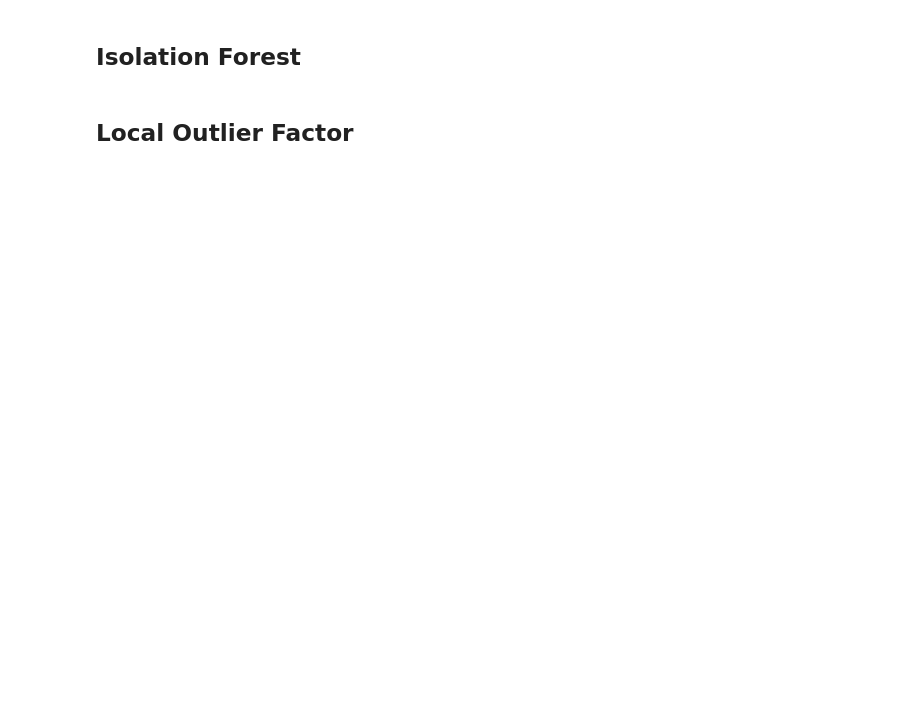
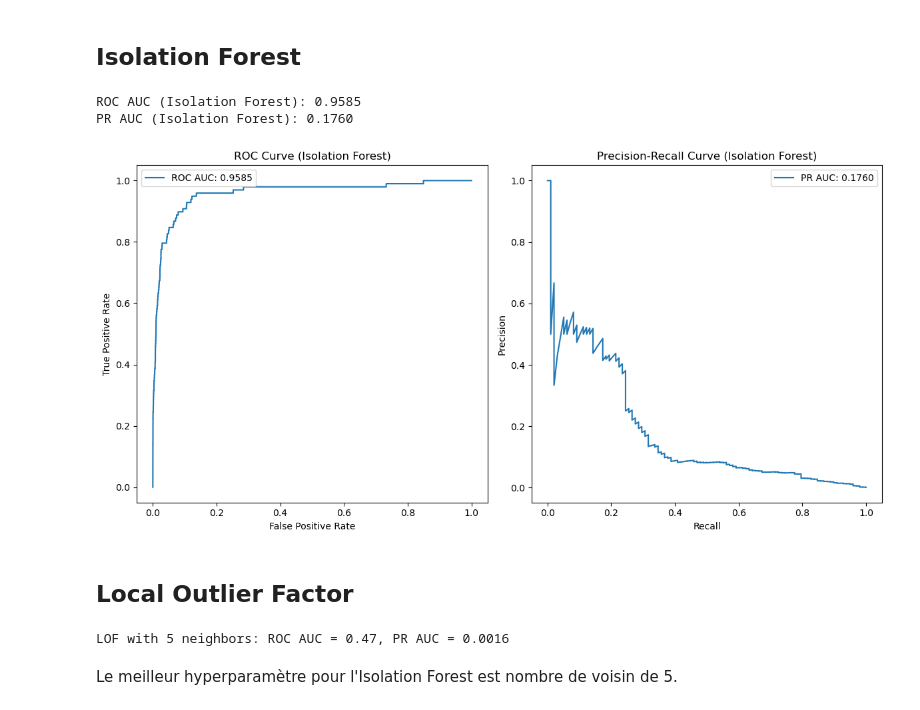
Before and after one commit to Runhilia/TAA_TP1, a Jupyter notebook: anomalies.ipynb, the cells around one changed output. Drawn from its saved outputs; the diff is of its cells as text; code cells hidden in the pictures; blank space fills up the shorter version.

```diff
--- a/anomalies.ipynb
+++ b/anomalies.ipynb
@@ -137,2 +265,14 @@ credit_card.head()
 # %% [markdown]
 ## Balancing
+# %%
+from imblearn.ensemble import BalancedRandomForestClassifier
+
+X_train, X_test, y_train, y_test = train_test_split(credit_card_features, credit_card_labels, test_size=0.3, stratify=credit_card_labels)
+model = BalancedRandomForestClassifier(n_estimators=100, random_state=42)
+
+model.fit(X_train, y_train)
+y_pred = model.predict(X_test)
+
+print("ROC AUC score : ", roc_auc_score(y_test, y_pred))
+print("Average precision score : ", average_precision_score(y_test, y_pred))
+print('Classifier report : \n', classification_report(y_test, y_pred))
@@ -139,4 +291,40 @@ credit_card.head()
 # %% [markdown]
 ## Isolation Forest
+# %%
+from utilsfunction import train_and_evaluate_isforest, plot_roc_pr_curves
+
+iso_forest_results = train_and_evaluate_isforest(X_train, X_test, y_train, y_test)
+plot_roc_pr_curves(iso_forest_results, 'Isolation Forest')
+# %% [output]
+ROC AUC (Isolation Forest): 0.9585
+PR AUC (Isolation Forest): 0.1760
+[figure, added]
 # %% [markdown]
 ## Local Outlier Factor
+# %%
+from utilsfunction import train_and_evaluate_lof
+from sklearn.metrics import roc_auc_score, precision_recall_curve, auc
+from sklearn.preprocessing import StandardScaler
+
+n_neighbors_list = [5, 10, 20, 30, 50]
+
+scaler = StandardScaler()
+X_train = scaler.fit_transform(X_train)
+X_test = scaler.transform(X_test)
+
+result=[]
+for n_neighbors in n_neighbors_list:
+    x, y = train_and_evaluate_lof(X_train, X_test, y_train, y_test, n_neighbors)
+    roc_auc = roc_auc_score(x, y)
+
+    precision, recall, _ = precision_recall_curve(x, y)
+    pr_auc = auc(recall, precision)
+    result.append((n_neighbors, roc_auc, pr_auc))
+    print(f'LOF with {n_neighbors} neighbors: ROC AUC = {roc_auc:.2f}, PR AUC = {pr_auc:.4f}')
+
+best = max(result, key=lambda x: x[1])[0]
+print(f'The best number of neighbors is {best}')
+# %% [output]
+LOF with 5 neighbors: ROC AUC = 0.47, PR AUC = 0.0016
+# %% [markdown]
+Le meilleur hyperparamètre pour l'Isolation Forest est nombre de voisin de 5.
```
Also changed, not shown: parts of 17 cells of this notebook, 2 other files.
